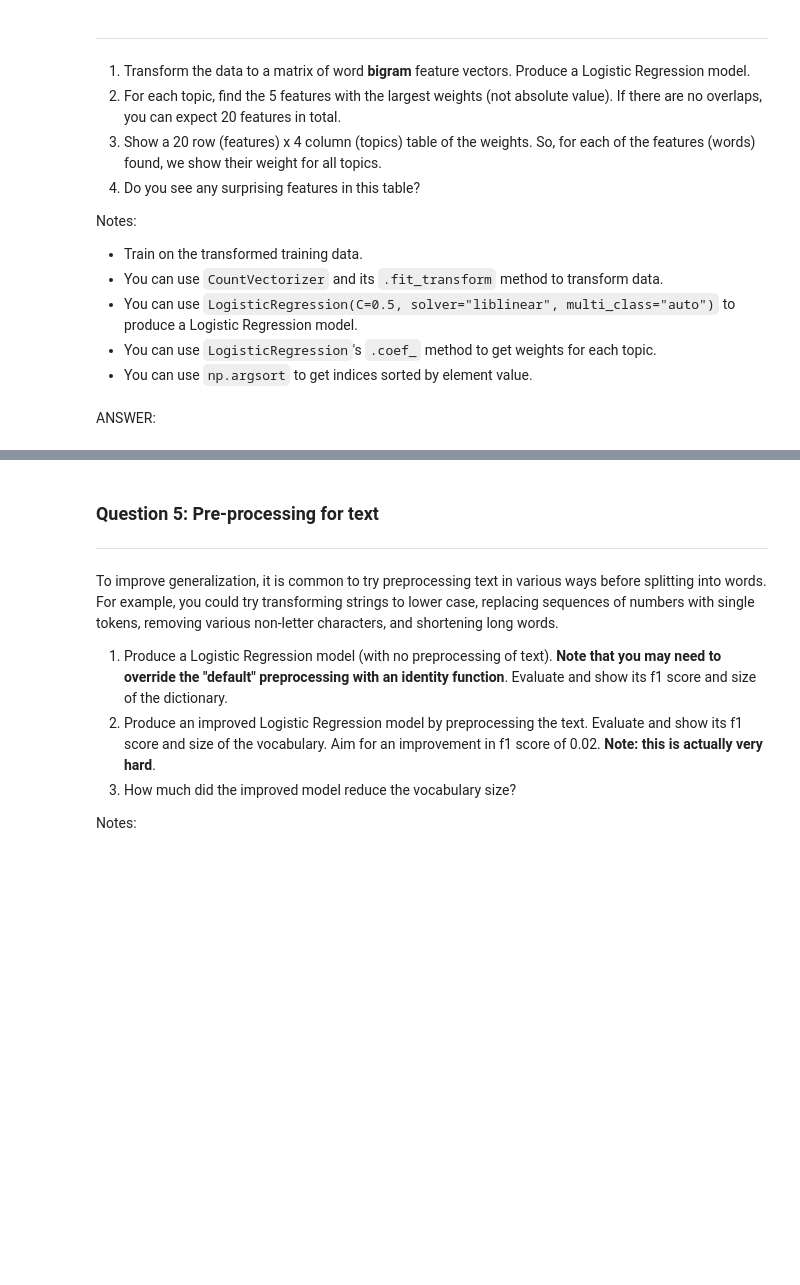
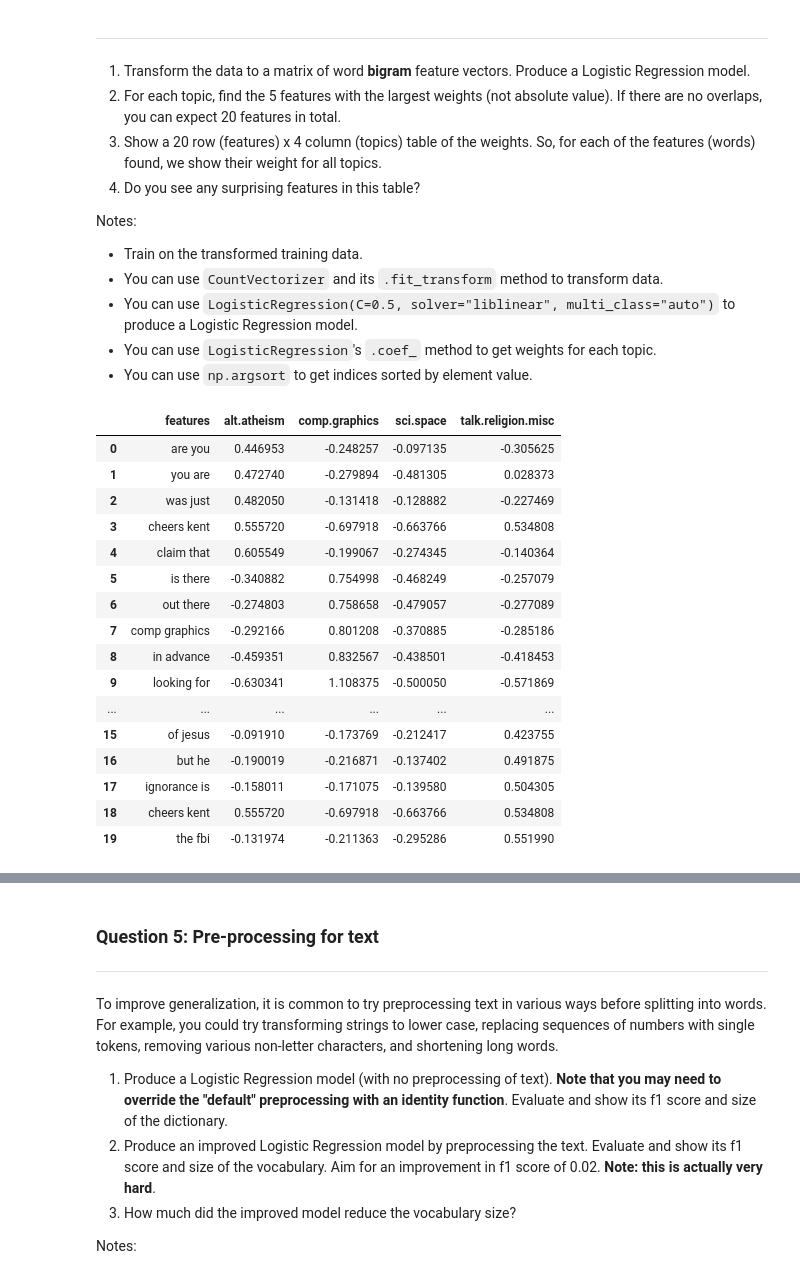
Before and after one commit to romendiratta/topic-classification-naive-bayes, a Jupyter notebook: Rohan_Mendiratta_Project3.ipynb, the cells around one changed output, grey strips where cells are left out. Saved outputs shown, nothing was run; the diff lists cells and outputs as text; code cells hidden in the pictures; blank space fills up the shorter version.

```diff
--- a/Rohan_Mendiratta_Project3.ipynb
+++ b/Rohan_Mendiratta_Project3.ipynb
@@ -176,2 +333,45 @@ Q4()
-# %% [markdown]
-ANSWER:
+# %%
+def Q4():
+  # transform input data into one hot encoded vectors
+  vectorizer = CountVectorizer(ngram_range=(2,2))
+  X_train = vectorizer.fit_transform(train_data)
+  # create and fit logisitic regression model
+  lr = LogisticRegression(C=0.5, solver="liblinear", multi_class="auto")
+  lr.fit(X_train, train_labels)
+
+  # find index of 5 largest weights for each class
+  largest_weight_idx = []
+  for i in range(lr.coef_.shape[0]):
+    largest_weight_idx.extend(np.argsort(lr.coef_[i])[-5:])
+
+
+  # iterate over index of largest weights; save weights for all 4 classes
+  weights = []
+  for index in largest_weight_idx:
+    row = [vectorizer.get_feature_names_out()[index]]
+    row.extend(lr.coef_[:, index])
+    weights.append(row)
+
+  # create dataframe from features; add heatmap
+  return pd.DataFrame(weights, columns=["features"] + (newsgroups_train.target_names)) \
+        .style.background_gradient(cmap ='Blues') \
+        .set_properties(**{'font-size': '15px'})
+Q4()
+# %% [output]
+|  | features | alt.atheism | comp.graphics | sci.space | talk.religion.misc |
+| 0 | are you | 0.446953 | -0.248257 | -0.097135 | -0.305625 |
+| 1 | you are | 0.472740 | -0.279894 | -0.481305 | 0.028373 |
+| 2 | was just | 0.482050 | -0.131418 | -0.128882 | -0.227469 |
+| 3 | cheers kent | 0.555720 | -0.697918 | -0.663766 | 0.534808 |
+| 4 | claim that | 0.605549 | -0.199067 | -0.274345 | -0.140364 |
+| 5 | is there | -0.340882 | 0.754998 | -0.468249 | -0.257079 |
+| 6 | out there | -0.274803 | 0.758658 | -0.479057 | -0.277089 |
+| 7 | comp graphics | -0.292166 | 0.801208 | -0.370885 | -0.285186 |
+| 8 | in advance | -0.459351 | 0.832567 | -0.438501 | -0.418453 |
+| 9 | looking for | -0.630341 | 1.108375 | -0.500050 | -0.571869 |
+| ... | ... | ... | ... | ... | ... |
+| 15 | of jesus | -0.091910 | -0.173769 | -0.212417 | 0.423755 |
+| 16 | but he | -0.190019 | -0.216871 | -0.137402 | 0.491875 |
+| 17 | ignorance is | -0.158011 | -0.171075 | -0.139580 | 0.504305 |
+| 18 | cheers kent | 0.555720 | -0.697918 | -0.663766 | 0.534808 |
+| 19 | the fbi | -0.131974 | -0.211363 | -0.295286 | 0.551990 |
```
Also changed, not shown: parts of 24 cells of this notebook.
